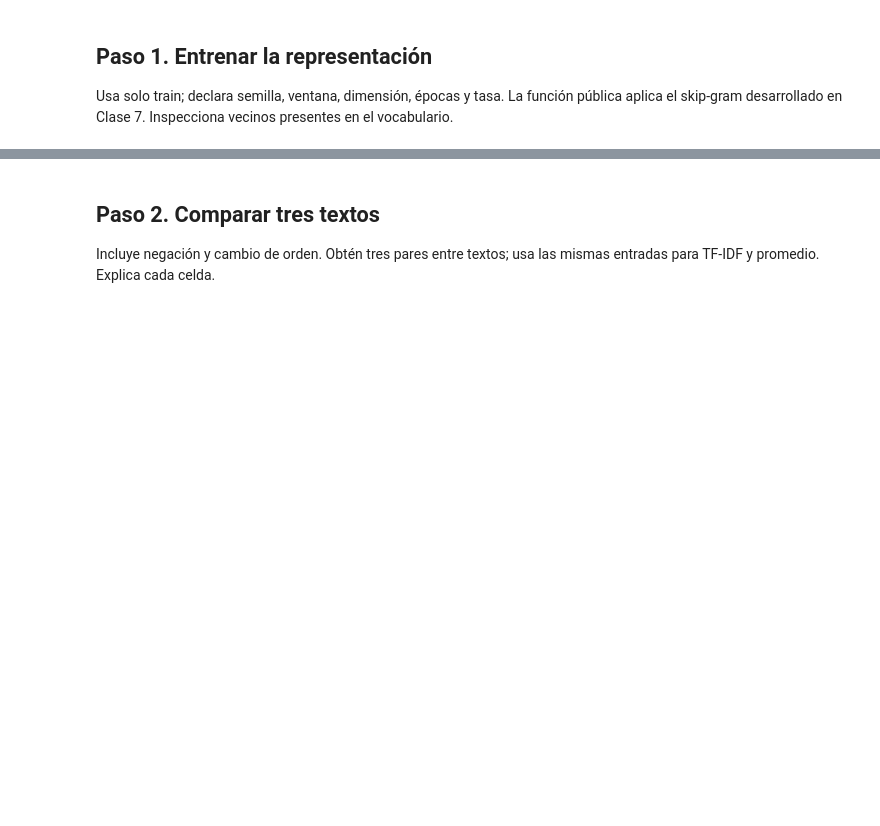
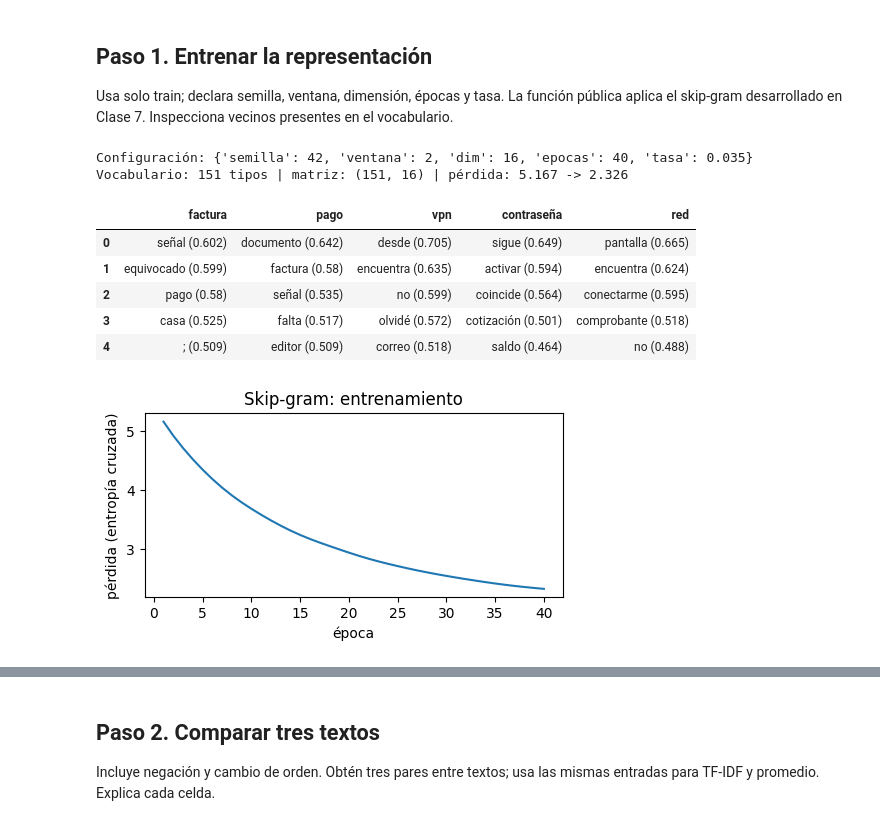
Before and after one commit to mirandaurban/tc3009c, a Jupyter notebook: Procesamiento de Lenguaje Natural/Entregables/Laboratorios/Actividad_03.ipynb, the cells around one changed output, grey strips where cells are left out. Saved outputs shown, nothing was run; the diff lists cells and outputs as text; code cells hidden in the pictures; blank space fills up the shorter version.

```diff
--- a/Procesamiento de Lenguaje Natural/Entregables/Laboratorios/Actividad_03.ipynb
+++ b/Procesamiento de Lenguaje Natural/Entregables/Laboratorios/Actividad_03.ipynb
@@ -70,6 +74,34 @@ Producto: 4.0 Normas: 2.0 2.8284271247461903 Coseno: 0.7071067811865475
 
 Usa solo train; declara semilla, ventana, dimensión, épocas y tasa. La función pública aplica el skip-gram desarrollado en Clase 7. Inspecciona vecinos presentes en el vocabulario.
 # %%
-# TODO: desarrolla el paso y muestra evidencia.
+import matplotlib.pyplot as plt
+
+CFG = dict(semilla=42, ventana=2, dim=16, epocas=40, tasa=0.035)
+print("Configuración:", CFG)
+
+# Incluir train en vocabulario
+vocab, vectores, historia = skipgram_embeddings(train.text, epochs=CFG["epocas"], dim=CFG["dim"])
+assert vectores.shape == (len(vocab), CFG["dim"])
+print(f"Vocabulario: {len(vocab)} tipos | matriz: {vectores.shape} | "
+      f"pérdida: {historia[0]:.3f} -> {historia[-1]:.3f}")
+
+# Vecinos más cercanos de términos en vocabulario
+sondas = ["factura", "pago", "vpn", "contraseña", "red"]
+display(pd.DataFrame({w: [f"{n} ({s})" for n, s in neighbors(w, vectores, vocab)] for w in sondas}))
+
+plt.figure(figsize=(5, 2.8))
+plt.plot(range(1, len(historia) + 1), historia)
+plt.xlabel("época"); plt.ylabel("pérdida (entropía cruzada)"); plt.title("Skip-gram: entrenamiento")
+plt.tight_layout(); plt.show()
+# %% [output]
+Configuración: {'semilla': 42, 'ventana': 2, 'dim': 16, 'epocas': 40, 'tasa': 0.035}
+Vocabulario: 151 tipos | matriz: (151, 16) | pérdida: 5.167 -> 2.326
+|  | factura | pago | vpn | contraseña | red |
+| 0 | señal (0.602) | documento (0.642) | desde (0.705) | sigue (0.649) | pantalla (0.665) |
+| 1 | equivocado (0.599) | factura (0.58) | encuentra (0.635) | activar (0.594) | encuentra (0.624) |
+| 2 | pago (0.58) | señal (0.535) | no (0.599) | coincide (0.564) | conectarme (0.595) |
+| 3 | casa (0.525) | falta (0.517) | olvidé (0.572) | cotización (0.501) | comprobante (0.518) |
+| 4 | ; (0.509) | editor (0.509) | correo (0.518) | saldo (0.464) | no (0.488) |
+[figure, added]
 # %% [markdown]
 **Mi interpretación:** explica una salida, cómo se obtuvo y su límite.
```
Also changed, not shown: parts of 17 cells of this notebook.
